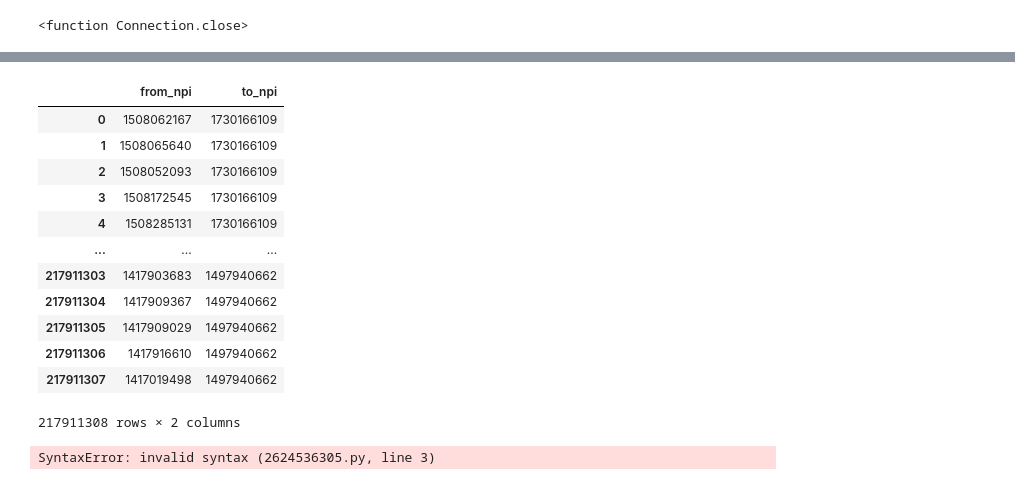
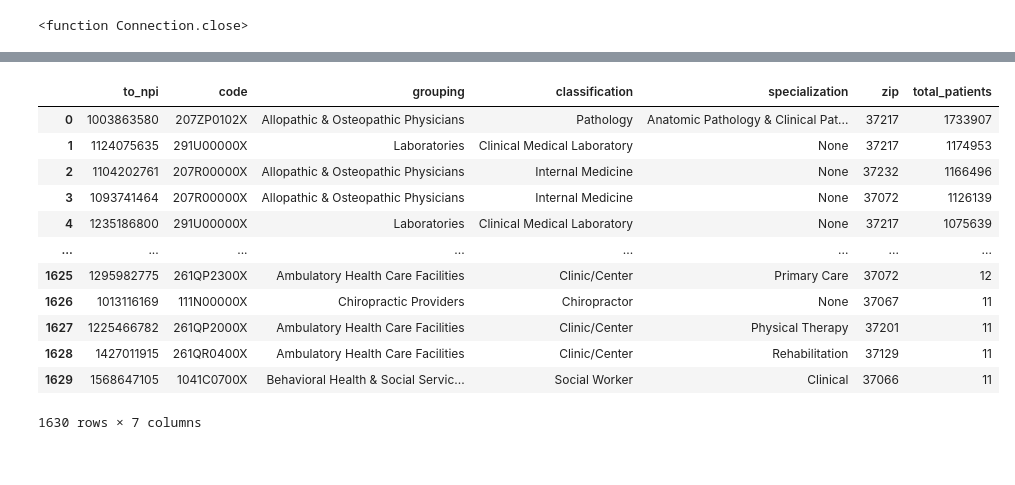
Before and after one commit to hcgreer/hop_team-team_blimp, a Jupyter notebook: hop_team.ipynb, the cells around one changed output, grey strips where cells are left out. Saved outputs shown, nothing was run; the diff lists cells and outputs as text; code cells hidden in the pictures.

Commit message:
referral df

```diff
--- a/hop_team.ipynb
+++ b/hop_team.ipynb
@@ -248,3 +188,3 @@ WHERE
 # %%
 with sqlite3.connect('hop_teaming.sqlite') as db:
-    profile = pd.read_sql(query, db)
+    referral_table = pd.read_sql(query,db)
@@ -378,25 +191,16 @@ taxonomy_sqlite
-# %%
-npi_sqlite
-# %% [output]
-|  | from_npi | to_npi |
-| 0 | 1508062167 | 1730166109 |
-| 1 | 1508065640 | 1730166109 |
-| 2 | 1508052093 | 1730166109 |
-| 3 | 1508172545 | 1730166109 |
-| 4 | 1508285131 | 1730166109 |
-| ... | ... | ... |
-| 217911303 | 1417903683 | 1497940662 |
-| 217911304 | 1417909367 | 1497940662 |
-| 217911305 | 1417909029 | 1497940662 |
-| 217911306 | 1417916610 | 1497940662 |
-| 217911307 | 1417019498 | 1497940662 |
-217911308 rows × 2 columns
-# %%
-SELECT
-npi
-FROM hop
-sqlite_schema
-WHERE
-type ='table' AND name NOT LIKE 'sqlite_%';
-# %% [output]
-SyntaxError: invalid syntax (2624536305.py, line 3)
+# %%
+referral_table
+# %% [output]
+|  | to_npi | code | grouping | classification | specialization | zip | total_patients |
+| 0 | 1003863580 | 207ZP0102X | Allopathic & Osteopathic Physicians | Pathology | Anatomic Pathology & Clinical Pat... | 37217 | 1733907 |
+| 1 | 1124075635 | 291U00000X | Laboratories | Clinical Medical Laboratory | None | 37217 | 1174953 |
+| 2 | 1104202761 | 207R00000X | Allopathic & Osteopathic Physicians | Internal Medicine | None | 37232 | 1166496 |
+| 3 | 1093741464 | 207R00000X | Allopathic & Osteopathic Physicians | Internal Medicine | None | 37072 | 1126139 |
+| 4 | 1235186800 | 291U00000X | Laboratories | Clinical Medical Laboratory | None | 37217 | 1075639 |
+| ... | ... | ... | ... | ... | ... | ... | ... |
+| 1625 | 1295982775 | 261QP2300X | Ambulatory Health Care Facilities | Clinic/Center | Primary Care | 37072 | 12 |
+| 1626 | 1013116169 | 111N00000X | Chiropractic Providers | Chiropractor | None | 37067 | 11 |
+| 1627 | 1225466782 | 261QP2000X | Ambulatory Health Care Facilities | Clinic/Center | Physical Therapy | 37201 | 11 |
+| 1628 | 1427011915 | 261QR0400X | Ambulatory Health Care Facilities | Clinic/Center | Rehabilitation | 37129 | 11 |
+| 1629 | 1568647105 | 1041C0700X | Behavioral Health & Social Servic... | Social Worker | Clinical | 37066 | 11 |
+1630 rows × 7 columns
```
Also changed, not shown: parts of 27 cells of this notebook.
